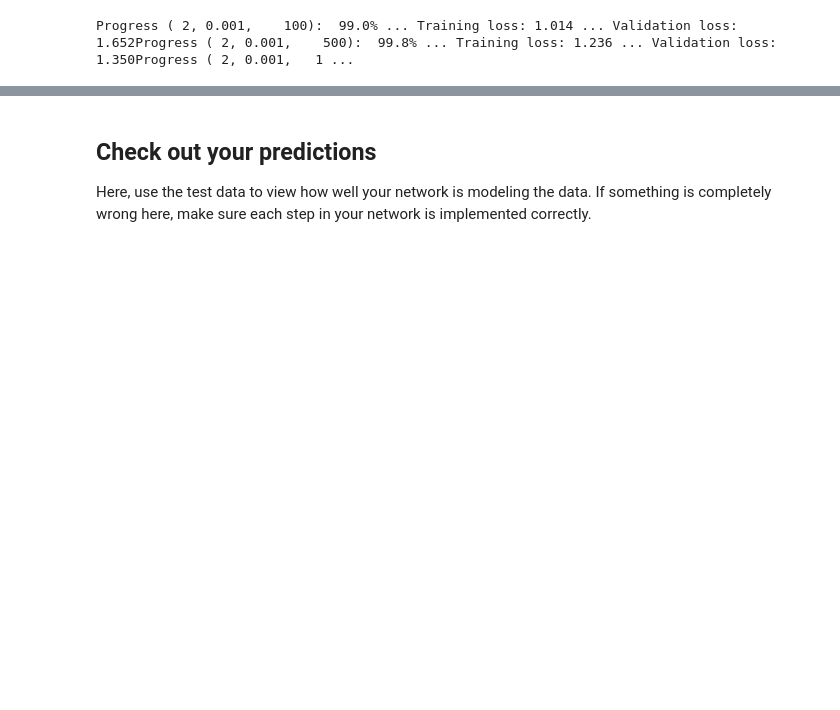
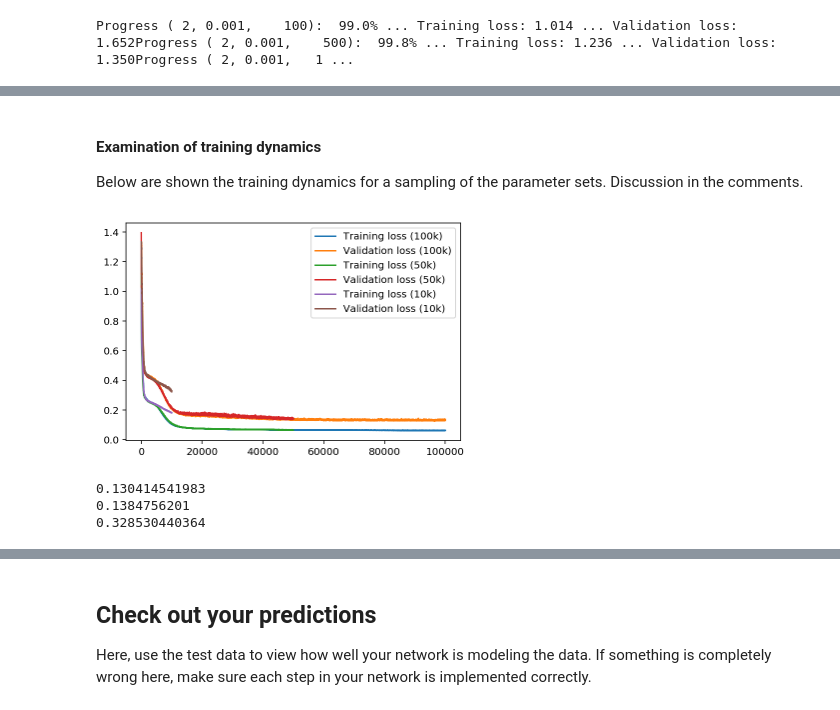
Before and after one commit to ivogeorg/deep-learning, a Jupyter notebook: first-neural-network/Your_first_neural_network.ipynb, the cells around one changed output, grey strips where cells are left out. Saved outputs shown, nothing was run; the diff lists cells and outputs as text; code cells hidden in the pictures; blank space fills up the shorter version.

```diff
--- a/first-neural-network/Your_first_neural_network.ipynb
+++ b/first-neural-network/Your_first_neural_network.ipynb
@@ -361,0 +532,27 @@ Progress ( 2, 0.001,    100):  99.0% ... Training loss: 1.014 ... Validation los
+# %% [markdown]
+#### Examination of training dynamics
+
+Below are shown the training dynamics for a sampling of the parameter sets. Discussion in the comments.
+# %%
+# Training dynamics for the top parameter set (n=3, lr=0.1, iter=100,000)
+losses100k = all_losses[(3, 0.1, 100000)]
+losses50k = all_losses[(3, 0.1, 50000)]
+losses10k = all_losses[(3, 0.1, 10000)]
+plt.plot(losses100k['train'], label='Training loss (100k)')
+plt.plot(losses100k['validation'], label='Validation loss (100k)')
+plt.plot(losses50k['train'], label='Training loss (50k)')
+plt.plot(losses50k['validation'], label='Validation loss (50k)')
+plt.plot(losses10k['train'], label='Training loss (10k)')
+plt.plot(losses10k['validation'], label='Validation loss (10k)')
+plt.legend()
+_ = plt.ylim()
+# %% [output]
+[figure, added]
+# %%
+print(validation_losses[(3, 0.1, 100000)])
+print(validation_losses[(3, 0.1, 50000)])
+print(validation_losses[(3, 0.1, 10000)])
+# %% [output]
+0.130414541983
+0.1384756201
+0.328530440364
```
Also changed, not shown: parts of 39 cells of this notebook, 1 other file.
